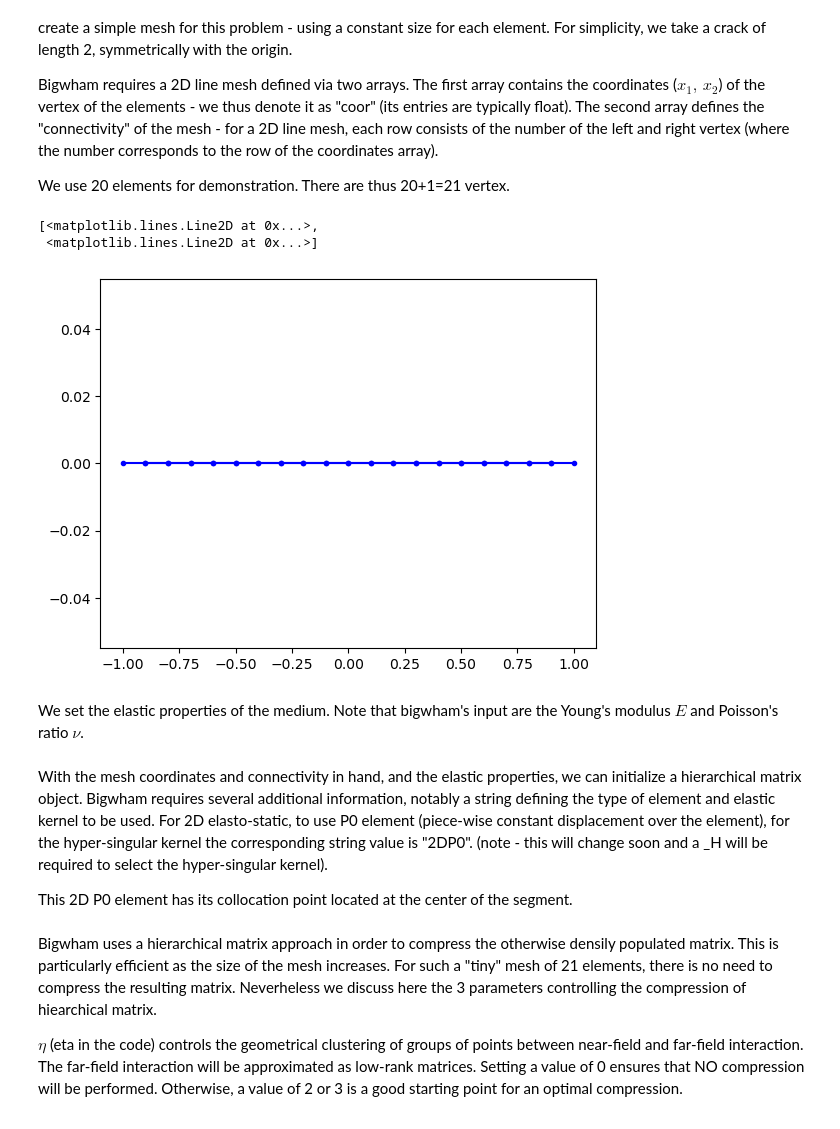
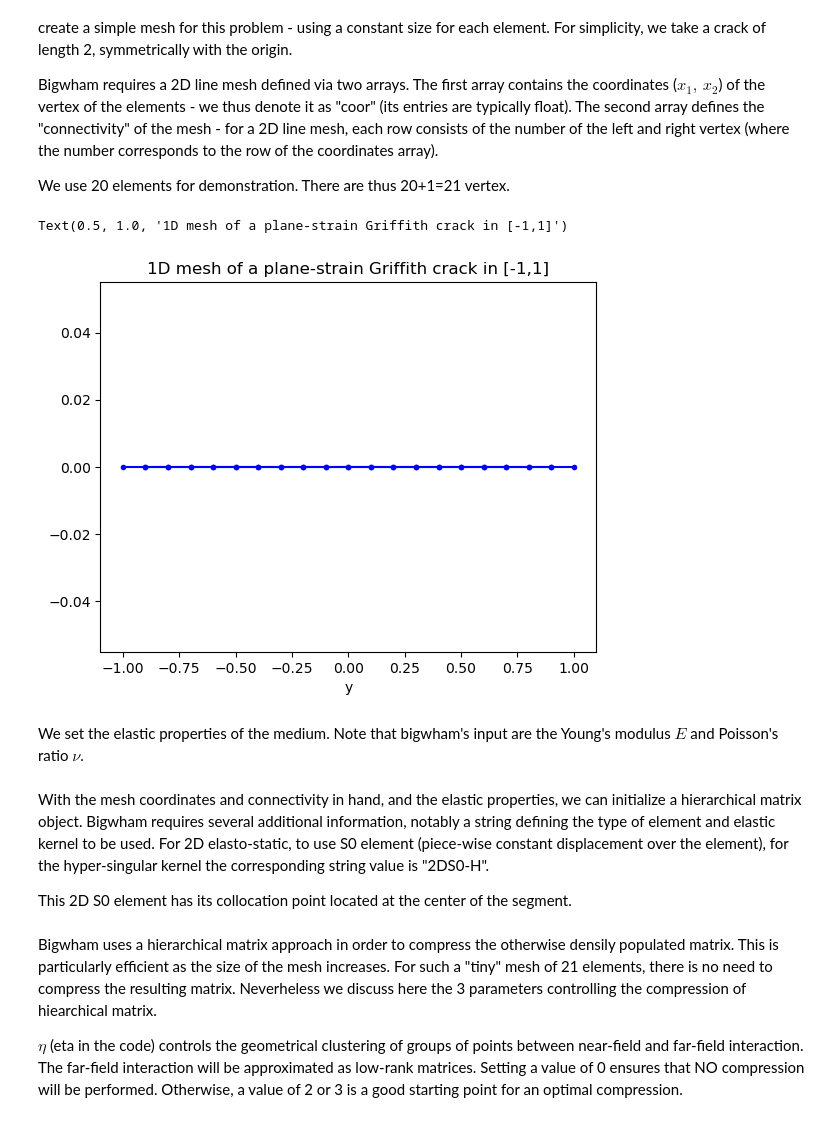
Before and after one commit to GeoEnergyLab-EPFL/Bigwham-Tutorials, a Jupyter notebook: examples/2d/bigwham_first_steps_griffith.ipynb, the cells around one changed output. Saved outputs shown, nothing was run; the diff lists cells and outputs as text; code cells hidden in the pictures.

```diff
--- a/examples/2d/bigwham_first_steps_griffith.ipynb
+++ b/examples/2d/bigwham_first_steps_griffith.ipynb
@@ -64,15 +67,17 @@ We use 20 elements for demonstration. There are thus 20+1=21 vertex.
 # %%
 nelts=20
 a=1
 coor1D = np.linspace(-a, a, nelts + 1)  # the list of x coordinates of the element vertex
 coor = np.transpose(np.array([coor1D, coor1D * 0.0])) # the y coordinates is all zero.
 conn = np.fromfunction(lambda i, j: i + j, (nelts, 2), dtype=np.int_) # the connectivity of the mesh is very simple
 
 plt.plot(coor[conn[:],0],coor[conn[:],1],'.-b')
+plt.xlabel('x')
+plt.xlabel('y')
+plt.title('1D mesh of a plane-strain Griffith crack in [-1,1]')
 # %% [output]
-[<matplotlib.lines.Line2D at 0x...>,
- <matplotlib.lines.Line2D at 0x...>]
+Text(0.5, 1.0, '1D mesh of a plane-strain Griffith crack in [-1,1]')
-[figure, old version]
+[figure, new version]
 # %% [markdown]
 We set the elastic properties of the medium. Note that bigwham's input are the Young's modulus $E$ and Poisson's ratio $\nu$.
 # %%
@@ -82,9 +87,9 @@ E = (2 * G) * (1 + nu) # Young's modulus [Pa]
 elas_prop = np.array([E, nu]) # an array for the BigWham interface
 # %% [markdown]
 With the mesh coordinates and connectivity in hand, and the elastic properties, we can initialize a hierarchical matrix object.
-Bigwham requires several additional information, notably  a string defining the type of element and elastic kernel to be used. For 2D elasto-static, to use P0 element (piece-wise constant displacement over the element), for the hyper-singular kernel the corresponding string value is "2DP0". (note - this will change soon and a _H will be required to select the hyper-singular kernel).
+Bigwham requires several additional information, notably  a string defining the type of element and elastic kernel to be used. For 2D elasto-static, to use S0 element (piece-wise constant displacement over the element), for the hyper-singular kernel the corresponding string value is "2DS0-H".
 
-This 2D P0 element has its collocation point located at the center of the segment.
+This 2D S0 element has its collocation point located at the center of the segment.
 # %%
 kernel_elt = "2DS0-H"  # 2D elastic P0 element (piece-wise constant displacement discontinuity for fracture)
 # %% [markdown]
```
Also changed, not shown: parts of 14 cells of this notebook, 19 other files.
